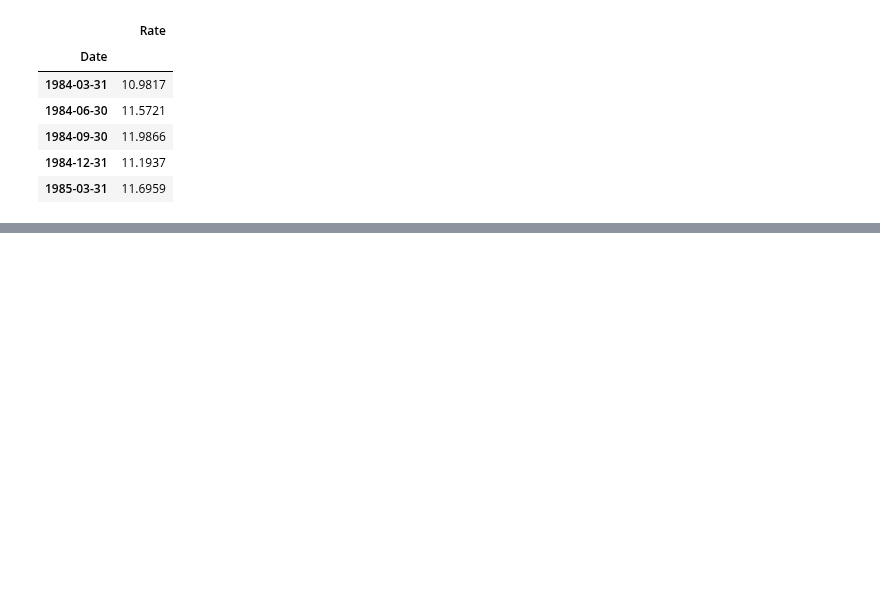
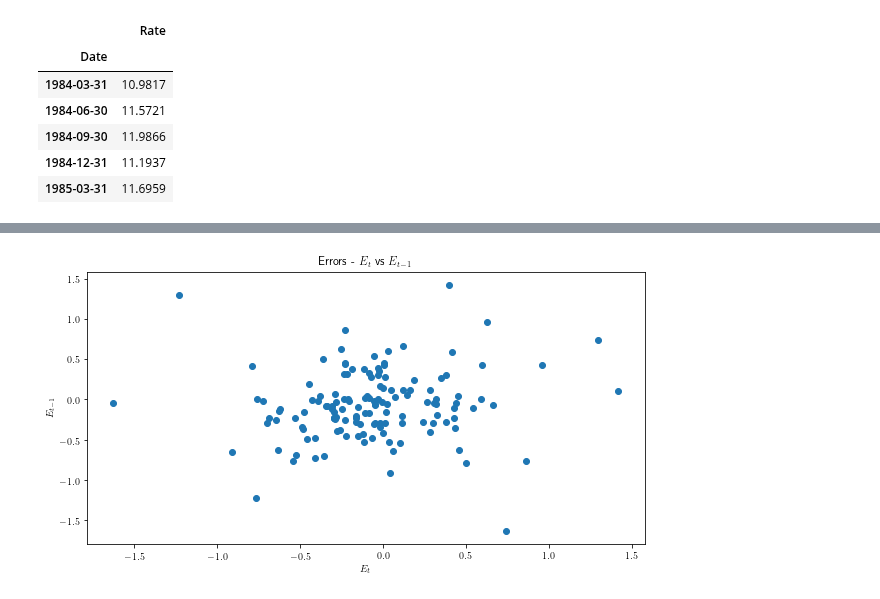
Before and after one commit to snowch-notes/statistics-old, a Jupyter notebook: timeseries/autocorrelation_and_prediction_intervals.ipynb, the cells around one changed output, grey strips where cells are left out. Saved outputs shown, nothing was run; the diff lists cells and outputs as text; code cells hidden in the pictures; blank space fills up the shorter version.

```diff
--- a/timeseries/autocorrelation_and_prediction_intervals.ipynb
+++ b/timeseries/autocorrelation_and_prediction_intervals.ipynb
@@ -53,0 +62,3 @@ _ = (data['Rate'] - fit.fittedvalues).plot(title='Error term, $E_t = X_t - \hat{
+# %%
+data['Errors_m1'] = data['Errors'].shift(1)
+data['Errors_m2'] = data['Errors'].shift(2)
@@ -53,0 +75,7 @@ _ = (data['Rate'] - fit.fittedvalues).plot(title='Error term, $E_t = X_t - \hat{
+# %%
+plt.scatter(data['Errors'], data['Errors_m1'])
+_ = plt.title("Errors - $E_t$ vs $E_{t-1}$")
+_ = plt.xlabel("$E_t$")
+_ = plt.ylabel("$E_{t-1}$")
+# %% [output]
+[figure, added]
```
Also changed, not shown: parts of 9 cells of this notebook.
